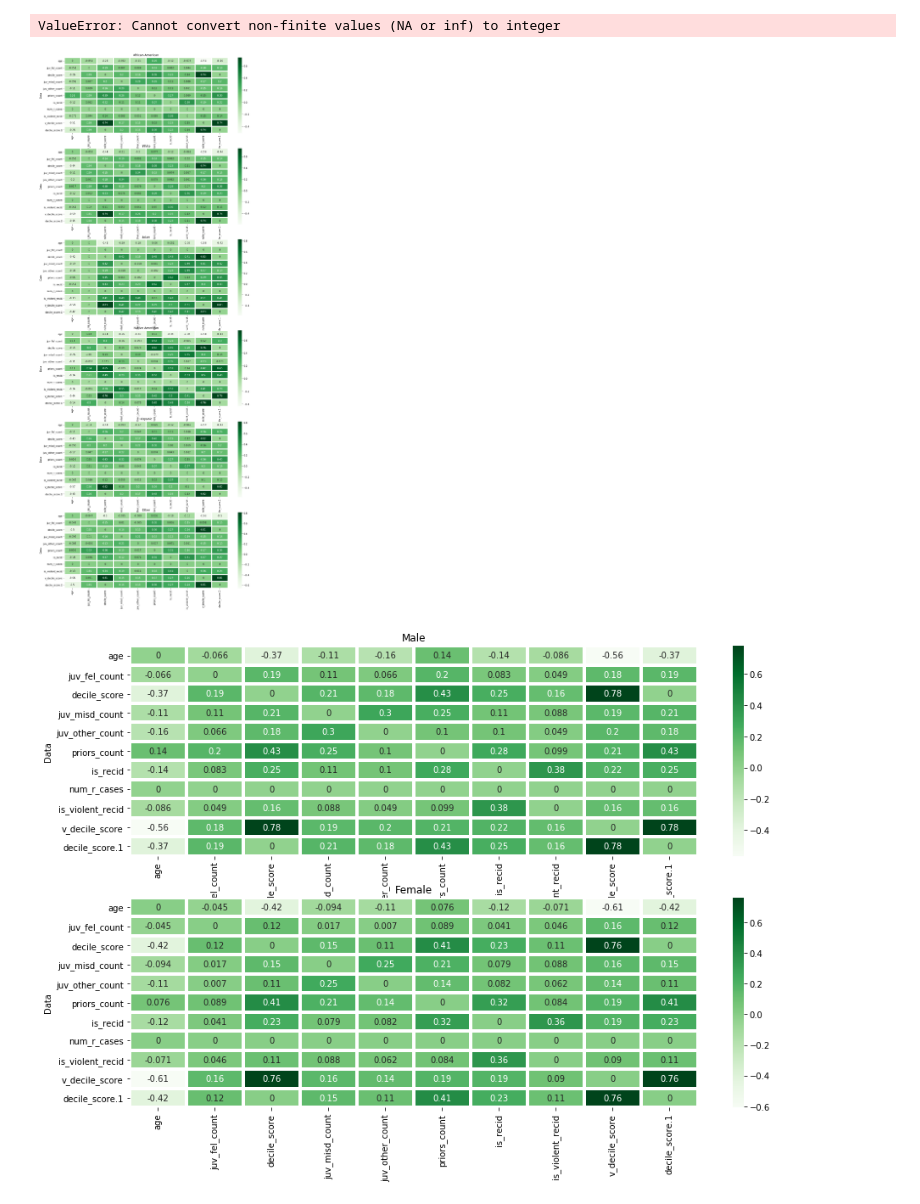
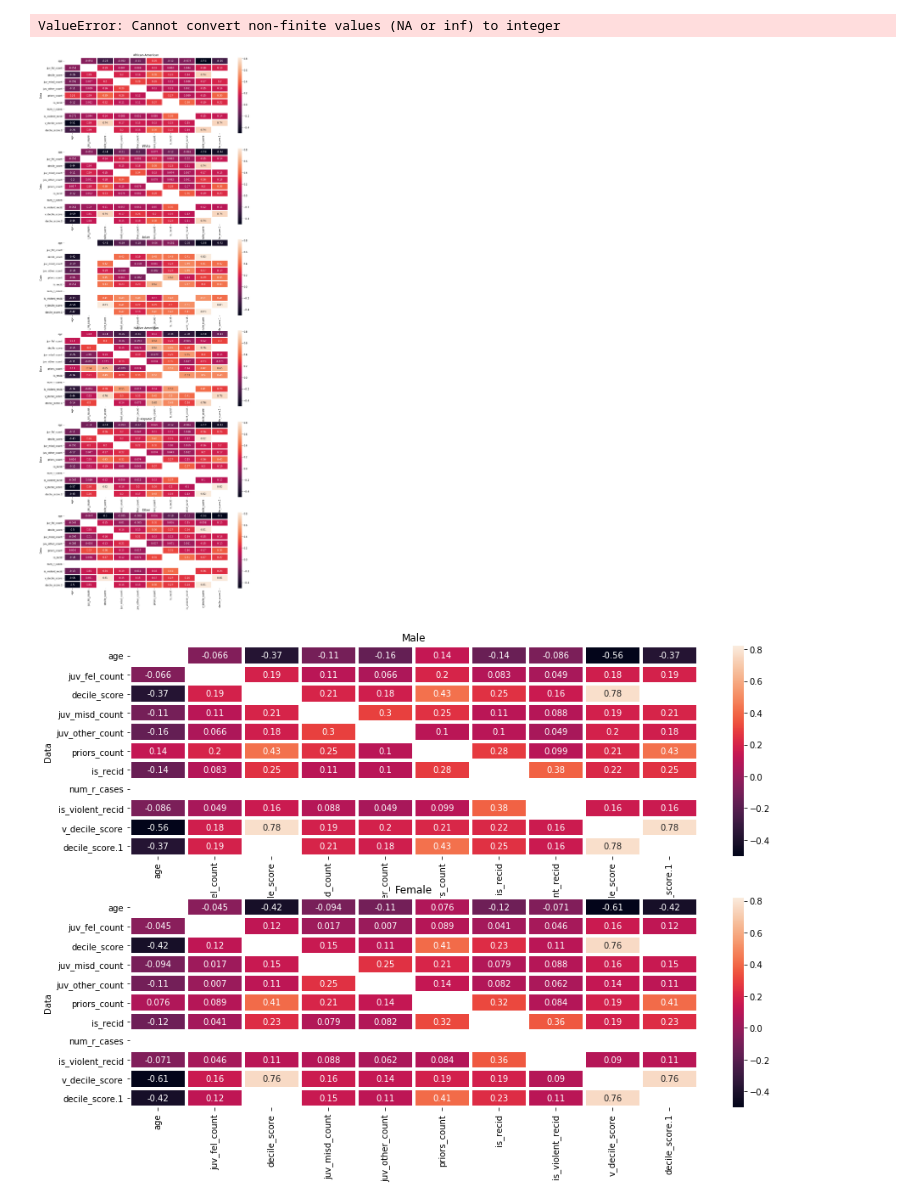
Before and after one commit to CyrusRR/iXDSCourseProject1, a Jupyter notebook: compas-analysis-master/Compass EDA.ipynb, the cells around one changed output. Cells and saved outputs as stored; diff of their text form; code cells hidden in the pictures.

Commit message:
Update Heatmaps Correlation

```diff
--- a/compas-analysis-master/Compass EDA.ipynb
+++ b/compas-analysis-master/Compass EDA.ipynb
@@ -291,7 +291,7 @@ ValueError: Cannot convert non-finite values (NA or inf) to integer
 # %%
 Compascorr=y.groupby("race").corr()
 Compascorr1  = Compascorr[Compascorr < .999][Compascorr > -.999]
-Compascorr1 = round(Compascorr1.fillna(0),3)
+Compascorr1 = round(Compascorr1,3)
 Compascorr1 = Compascorr1.reset_index().rename(columns={'level_1': 'Data'}).set_index("Data")
 irrelcol = ["race", "num_r_cases","id", "days_b_screening_arrest", "c_days_from_compas", "r_days_from_arrest", "num_vr_cases"]
 irrelrows = ["id", "days_b_screening_arrest", "c_days_from_compas",  "r_days_from_arrest", "num_vr_cases"]
@@ -304,7 +304,7 @@ CompasHi = Compascorr1[(Compascorr1.race == "Hispanic")].drop(irrelcol, axis =1)
 # %%
 CompascorrM = y.groupby("sex").corr()
 CompascorrMM  = CompascorrM[CompascorrM < .999][CompascorrM > -.999]
-CompascorrMM = round(CompascorrMM.fillna(0),3)
+CompascorrMM = round(CompascorrMM,3)
 CompascorrMM = CompascorrMM.reset_index().rename(columns={'level_1': 'Data'}).set_index("Data")
 irrelcolg = ["sex","num_r_cases", "id", "days_b_screening_arrest", "c_days_from_compas", "r_days_from_arrest", "num_vr_cases"]
 irrelrowsg = ["id", "days_b_screening_arrest", "c_days_from_compas",  "r_days_from_arrest", "num_vr_cases"]
@@ -312,15 +312,15 @@ CompasM = CompascorrMM[(CompascorrMM.sex == "Male")].drop(irrelcolg, axis =1).dr
 CompasF = CompascorrMM[(CompascorrMM.sex == "Female")].drop(irrelcolg, axis =1).drop(irrelrowsg, axis =0)
 # %%
 f, axes1 = plt.subplots(6,1, sharey=True, figsize=(15, 40), squeeze = True)
-Corr1 = (sns.heatmap(CompasBl, annot=True, linewidths=3, cmap="Greens", ax=axes1[0])).set_title("African-American")
-Corr2 = (sns.heatmap(CompasWh, annot=True, linewidths=3, cmap="Greens",ax=axes1[1])).set_title("White")
-Corr3 = (sns.heatmap(CompasAs, annot=True, linewidths=3, cmap="Greens",ax=axes1[2])).set_title("Asian")
-Corr4 = (sns.heatmap(CompasNa, annot=True, linewidths=3, cmap="Greens",ax=axes1[3])).set_title("Native American")
-Corr5 = (sns.heatmap(CompasHi, annot=True, linewidths=3, cmap="Greens",ax=axes1[4])).set_title("Hispanic")
-Corr6 = (sns.heatmap(CompasOt, annot=True, linewidths=3, cmap="Greens",ax=axes1[5])).set_title("Other")
+Corr1 = (sns.heatmap(CompasBl, annot=True, vmin = -.5, vmax =.82, linewidths=3, ax=axes1[0])).set_title("African-American")
+Corr2 = (sns.heatmap(CompasWh, annot=True, vmin = -.5, vmax =.82, linewidths=3,ax=axes1[1])).set_title("White")
+Corr3 = (sns.heatmap(CompasAs, annot=True, vmin = -.5, vmax =.82, linewidths=3,ax=axes1[2])).set_title("Asian")
+Corr4 = (sns.heatmap(CompasNa, annot=True, vmin = -.5, vmax =.82, linewidths=3,ax=axes1[3])).set_title("Native American")
+Corr5 = (sns.heatmap(CompasHi, annot=True, vmin = -.5, vmax =.82, linewidths=3,ax=axes1[4])).set_title("Hispanic")
+Corr6 = (sns.heatmap(CompasOt, annot=True, vmin = -.5, vmax =.82, linewidths=3,ax=axes1[5])).set_title("Other")
 f, axes = plt.subplots(2,1, sharey=True, figsize=(15, 10), squeeze = True)
-CorrS1 = (sns.heatmap(CompasM, annot=True, linewidths=3, cmap="Greens",ax=axes[0])).set_title("Male")
-CorrS2 = (sns.heatmap(CompasF, annot=True, linewidths=3, cmap="Greens",ax=axes[1])).set_title("Female")
+CorrS1 = (sns.heatmap(CompasM, annot=True, vmin = -.5, vmax =.82, linewidths=3,ax=axes[0])).set_title("Male")
+CorrS2 = (sns.heatmap(CompasF, annot=True, vmin = -.5, vmax =.82, linewidths=3,ax=axes[1])).set_title("Female")
 # %% [output]
-[figure, old version]
+[figure, new version]
-[figure, old version]
+[figure, new version]
```
Also changed, not shown: parts of 6 cells of this notebook.
